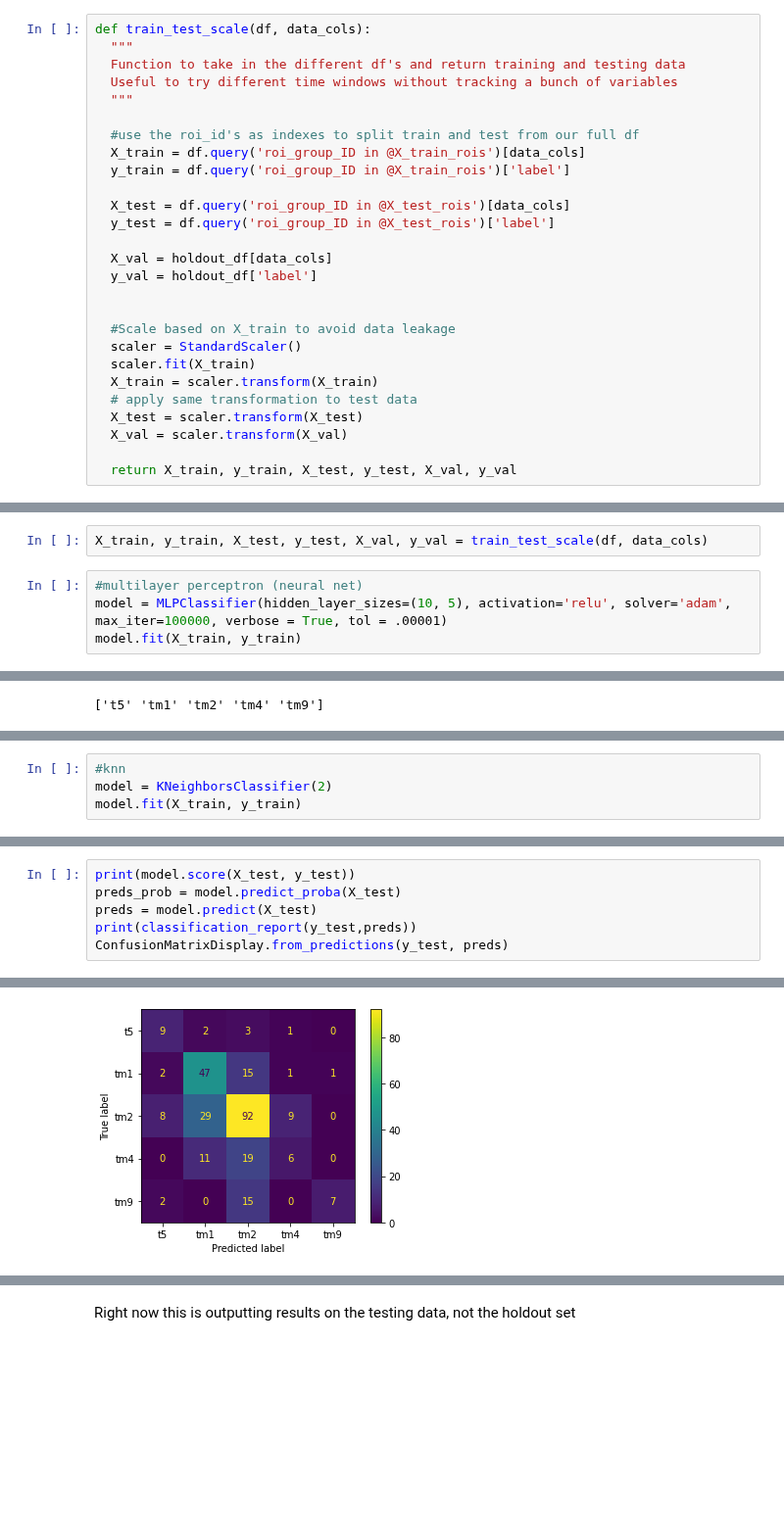
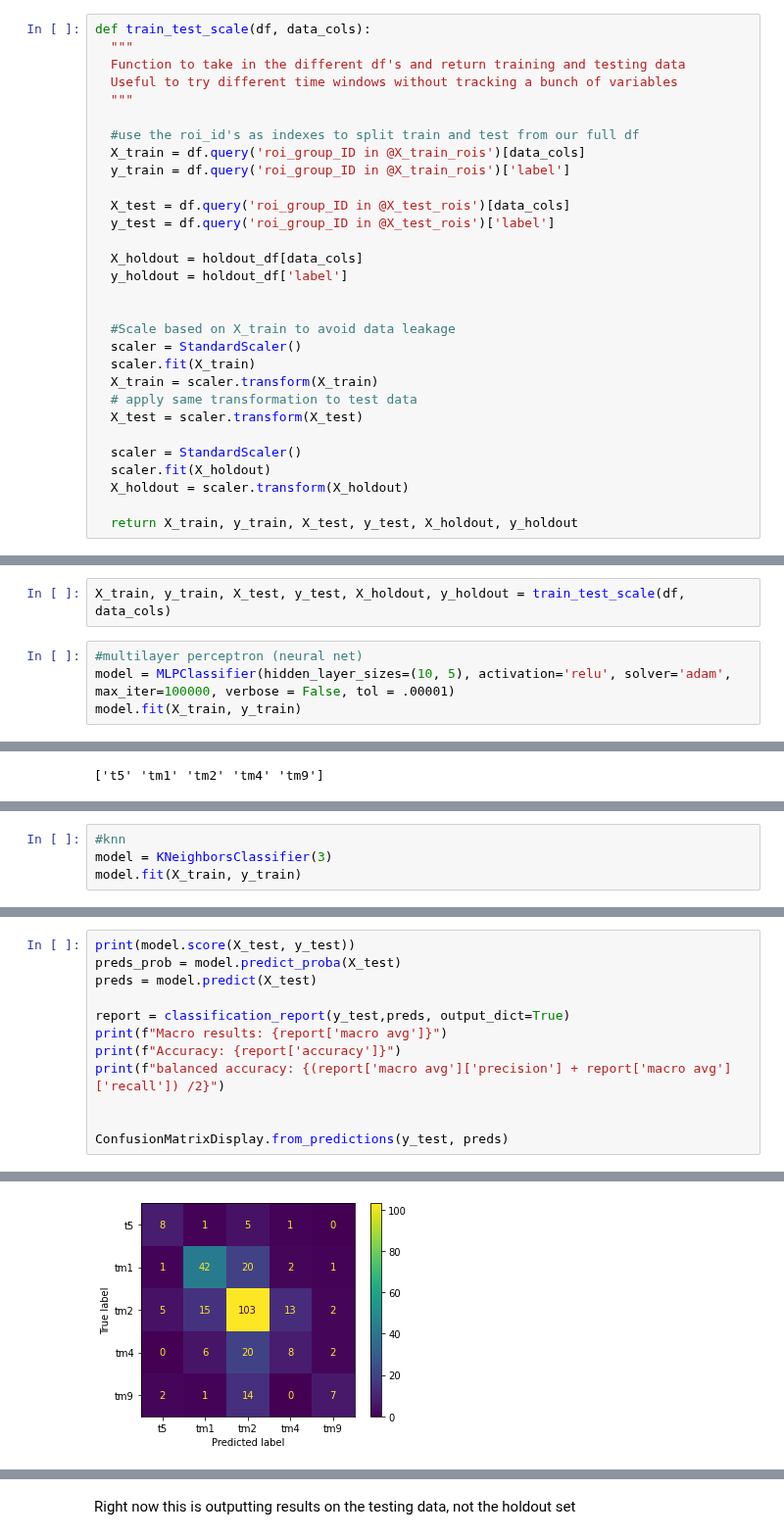
Before and after one commit to laurenneal/capstone-visual-neuroscience, a Jupyter notebook: scikit_test_v2.ipynb, the cells around one changed output, grey strips where cells are left out. Shown at 98% size. Cells and saved outputs as stored; diff of their text form; blank space fills up the shorter version.

```diff
--- a/scikit_test_v2.ipynb
+++ b/scikit_test_v2.ipynb
@@ -219,8 +225,8 @@ def train_test_scale(df, data_cols):
   X_test = df.query('roi_group_ID in @X_test_rois')[data_cols]
   y_test = df.query('roi_group_ID in @X_test_rois')['label']
 
-  X_val = holdout_df[data_cols]
-  y_val = holdout_df['label']
+  X_holdout = holdout_df[data_cols]
+  y_holdout = holdout_df['label']
 
 
   #Scale based on X_train to avoid data leakage
@@ -229,15 +235,18 @@ def train_test_scale(df, data_cols):
   X_train = scaler.transform(X_train)
   # apply same transformation to test data
   X_test = scaler.transform(X_test)
-  X_val = scaler.transform(X_val)
 
-  return X_train, y_train, X_test, y_test, X_val, y_val
+  scaler = StandardScaler()
+  scaler.fit(X_holdout)
+  X_holdout = scaler.transform(X_holdout)
+
+  return X_train, y_train, X_test, y_test, X_holdout, y_holdout
 # %% [markdown]
 # try models based on 5-frame stim1 window
 # %%
-X_train, y_train, X_test, y_test, X_val, y_val = train_test_scale(df, data_cols)
+X_train, y_train, X_test, y_test, X_holdout, y_holdout = train_test_scale(df, data_cols)
 # %%
 #multilayer perceptron (neural net)
-model = MLPClassifier(hidden_layer_sizes=(10, 5), activation='relu', solver='adam', max_iter=100000, verbose = True, tol = .00001)
+model = MLPClassifier(hidden_layer_sizes=(10, 5), activation='relu', solver='adam', max_iter=100000, verbose = False, tol = .00001)
 model.fit(X_train, y_train)
 # %% [output]
@@ -342,5 +328,5 @@ weighted avg       0.40      0.53      0.45        17
 # %%
 #knn
-model = KNeighborsClassifier(2)
+model = KNeighborsClassifier(3)
 model.fit(X_train, y_train)
 # %% [output]
@@ -349,6 +335,12 @@ KNeighborsClassifier(n_neighbors=2)
 print(model.score(X_test, y_test))
 preds_prob = model.predict_proba(X_test)
 preds = model.predict(X_test)
-print(classification_report(y_test,preds))
+
+report = classification_report(y_test,preds, output_dict=True)
+print(f"Macro results: {report['macro avg']}")
+print(f"Accuracy: {report['accuracy']}")
+print(f"balanced accuracy: {(report['macro avg']['precision'] + report['macro avg']['recall']) /2}")
+
+
 ConfusionMatrixDisplay.from_predictions(y_test, preds)
 # %% [output]
@@ -367,3 +351,3 @@ weighted avg       0.58      0.58      0.56       279
 <sklearn.metrics._plot.confusion_matrix.ConfusionMatrixDisplay at 0x...>
-[figure, old version]
+[figure, new version]
 # %%
```
Also changed, not shown: parts of 18 cells of this notebook.
